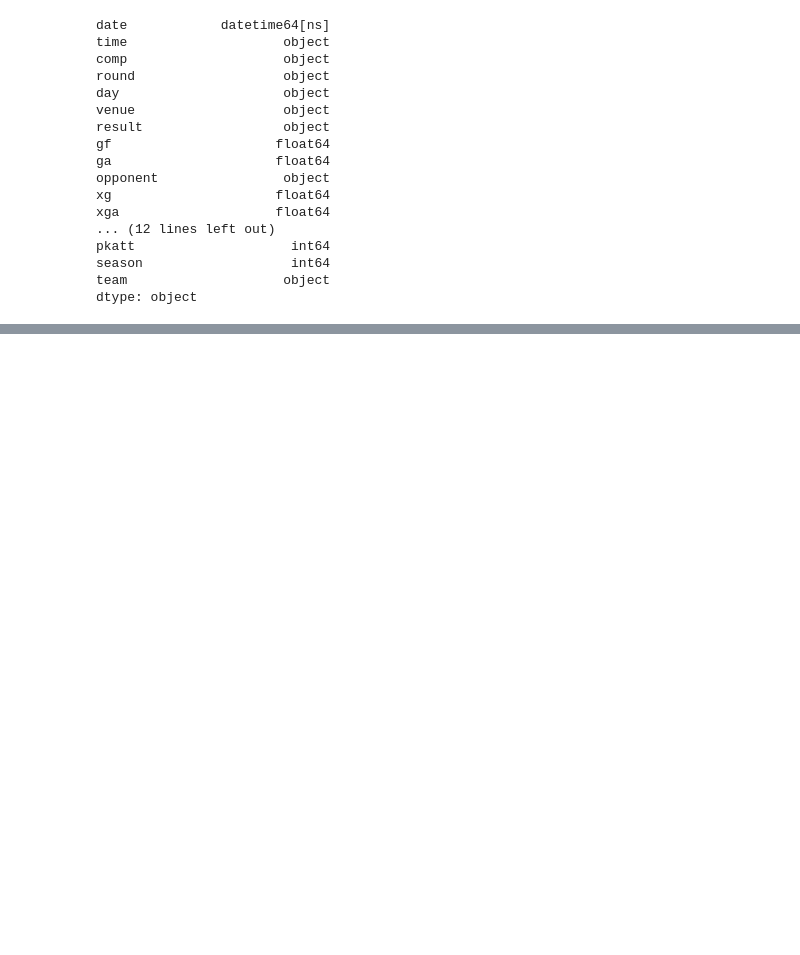
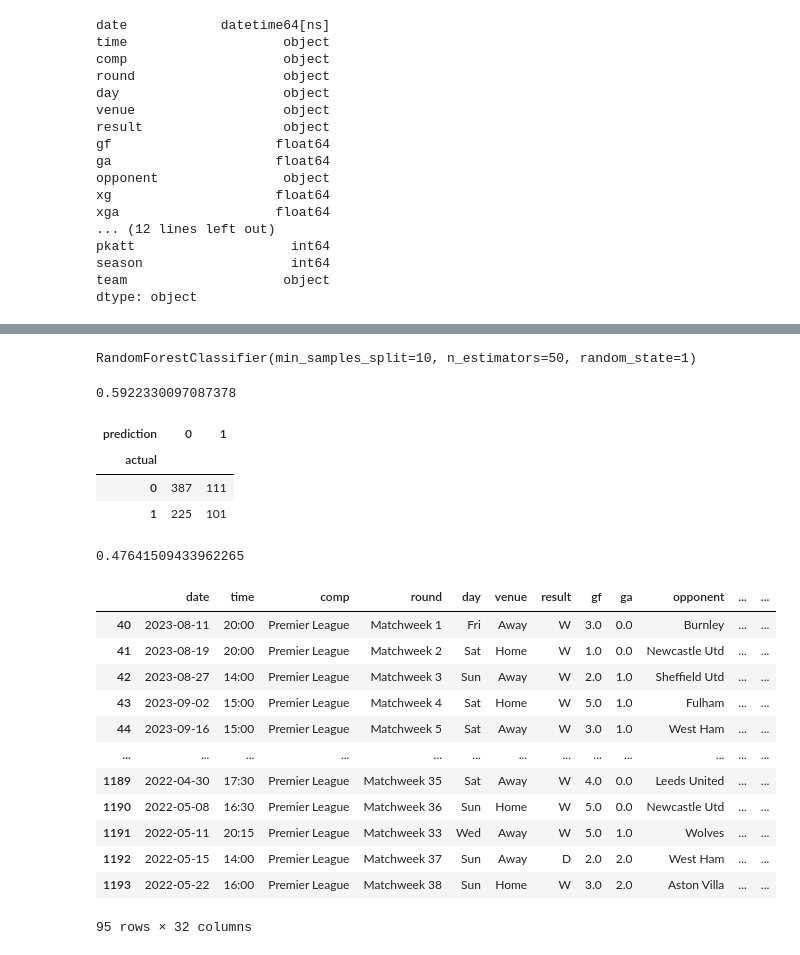
Before and after one commit to vinicarlosss/MachineLearning_Futebol, a Jupyter notebook: dataquest_model.ipynb, the cells around one changed output, grey strips where cells are left out. Cells and saved outputs as stored; diff of their text form; code cells hidden in the pictures; blank space fills up the shorter version.

```diff
--- a/dataquest_model.ipynb
+++ b/dataquest_model.ipynb
@@ -142,0 +146,9 @@ matches
+# %%
+
+rf = RandomForestClassifier(n_estimators=50, min_samples_split=10, random_state=1)
+train = matches[matches["date"] < '2023-01-01']
+test = matches[matches["date"] > '2023-01-01']
+predictors =["venue_code", "opp_code", "hour", "day_code"]
+rf.fit(train[predictors], train["target"])
+# %% [output]
+RandomForestClassifier(min_samples_split=10, n_estimators=50, random_state=1)
@@ -142,0 +157,17 @@ matches
+# %%
+acc = accuracy_score(test["target"], preds)
+acc
+# %% [output]
+0.5922330097087378
+# %%
+combined = pd.DataFrame(dict(actual = test["target"], prediction = preds))
+pd.crosstab(index=combined["actual"], columns=combined["prediction"])
+# %% [output]
+| prediction | 0 | 1 |
+| actual |  |  |
+| 0 | 387 | 111 |
+| 1 | 225 | 101 |
+# %%
+precision_score(test["target"], preds)
+# %% [output]
+0.47641509433962265
@@ -142,0 +176,17 @@ matches
+# %%
+group = groupsed_matches.get_group("Manchester City")
+group
+# %% [output]
+|  | date | time | comp | round | day | venue | result | gf | ga | opponent | ... | ... |
+| 40 | 2023-08-11 | 20:00 | Premier League | Matchweek 1 | Fri | Away | W | 3.0 | 0.0 | Burnley | ... | ... |
+| 41 | 2023-08-19 | 20:00 | Premier League | Matchweek 2 | Sat | Home | W | 1.0 | 0.0 | Newcastle Utd | ... | ... |
+| 42 | 2023-08-27 | 14:00 | Premier League | Matchweek 3 | Sun | Away | W | 2.0 | 1.0 | Sheffield Utd | ... | ... |
+| 43 | 2023-09-02 | 15:00 | Premier League | Matchweek 4 | Sat | Home | W | 5.0 | 1.0 | Fulham | ... | ... |
+| 44 | 2023-09-16 | 15:00 | Premier League | Matchweek 5 | Sat | Away | W | 3.0 | 1.0 | West Ham | ... | ... |
+| ... | ... | ... | ... | ... | ... | ... | ... | ... | ... | ... | ... | ... |
+| 1189 | 2022-04-30 | 17:30 | Premier League | Matchweek 35 | Sat | Away | W | 4.0 | 0.0 | Leeds United | ... | ... |
+| 1190 | 2022-05-08 | 16:30 | Premier League | Matchweek 36 | Sun | Home | W | 5.0 | 0.0 | Newcastle Utd | ... | ... |
+| 1191 | 2022-05-11 | 20:15 | Premier League | Matchweek 33 | Wed | Away | W | 5.0 | 1.0 | Wolves | ... | ... |
+| 1192 | 2022-05-15 | 14:00 | Premier League | Matchweek 37 | Sun | Away | D | 2.0 | 2.0 | West Ham | ... | ... |
+| 1193 | 2022-05-22 | 16:00 | Premier League | Matchweek 38 | Sun | Home | W | 3.0 | 2.0 | Aston Villa | ... | ... |
+95 rows × 32 columns
```
Also changed, not shown: parts of 20 cells of this notebook, 1 other file.
